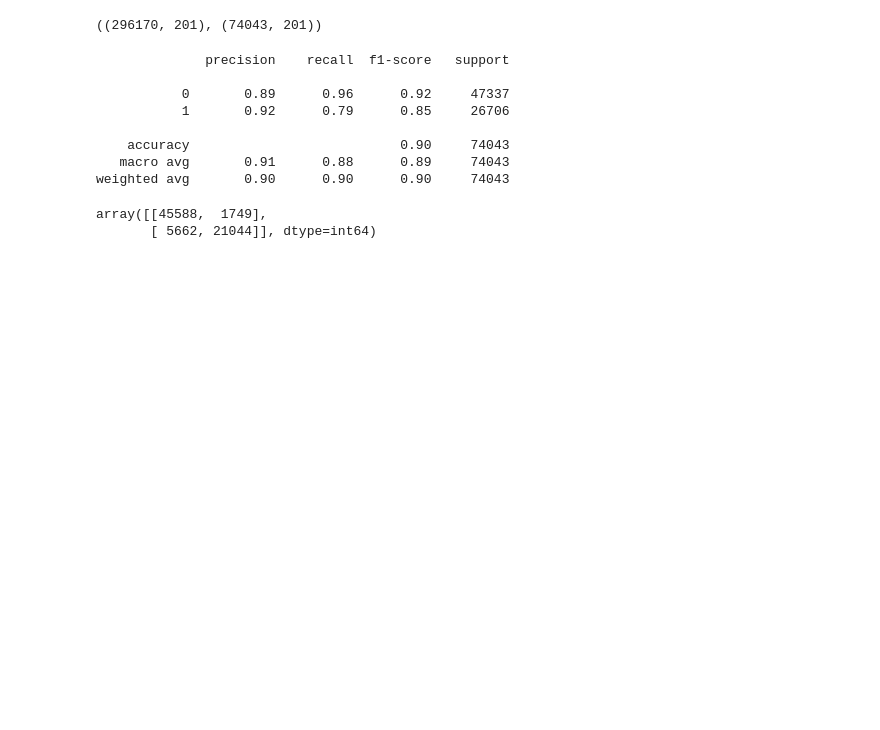
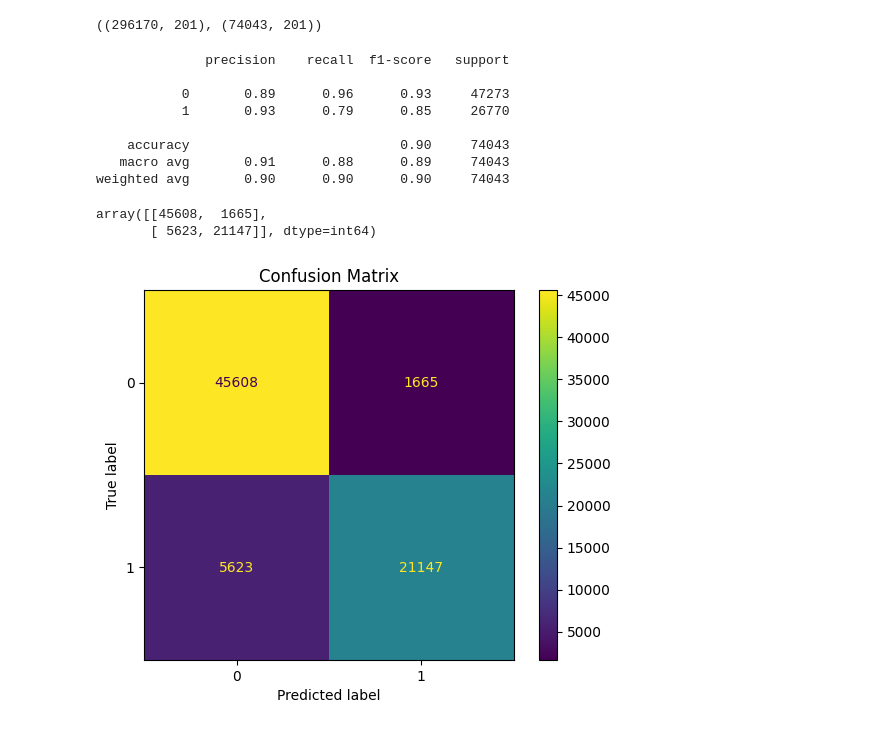
Before and after one commit to EmnaZayaniEsprit/ds-ml-project-template, a Jupyter notebook: EDA-and-modeling.ipynb, the cells around one changed output. Cells and saved outputs as stored; diff of their text form; code cells hidden in the pictures; blank space fills up the shorter version.

```diff
--- a/EDA-and-modeling.ipynb
+++ b/EDA-and-modeling.ipynb
@@ -98,13 +93,0 @@ X
-# %%
-""" from sklearn.preprocessing import LabelEncoder
-label_cols = ["category", "subcategory", "country"]
-
-encoder = LabelEncoder()
-for col in label_cols:
-    X[col] = encoder.fit_transform(X[col].astype(str)) """
-#le = preprocessing.LabelEncoder()
-#X['country'] = le.fit_transform(X['country'])
-#X['category'] = le.fit_transform(X['category'])
-#X['subcategory'] = le.fit_transform(X['subcategory']) */
-
-X
@@ -346,29 +312,28 @@ X
 <Compressed Sparse Row sparse matrix of dtype 'float64'
         with 2961704 stored elements and shape (370213, 201)>
 # %%
-
-X_train, X_test, y_train, y_test = train_test_split(X,y, test_size=0.2,random_state = 42)
+X_train, X_test, y_train, y_test = train_test_split(X,y, test_size=0.2,random_state = 0xdeadbeef,stratify=y)
 X_train.shape, X_test.shape
 # %% [output]
 ((296170, 201), (74043, 201))
 # %%
-lr = LogisticRegression()
-lr.fit(X_train,y_train)
-prediction = lr.predict(X_test)
+lr_model = LogisticRegression(random_state=0xdeadbeef,max_iter=1000)
+lr_model.fit(X_train,y_train)
+prediction = lr_model.predict(X_test)
 
 accuracy_score(y_test, prediction)
-recall = classification_report(y_test, prediction)
-print(recall)
+crep = classification_report(y_test, prediction)
+print(crep)
 
 confusion_matrix(y_test, prediction)
 # %% [output]
               precision    recall  f1-score   support
 
-           0       0.89      0.96      0.92     47337
-           1       0.92      0.79      0.85     26706
+           0       0.89      0.96      0.93     47273
+           1       0.93      0.79      0.85     26770
 
     accuracy                           0.90     74043
    macro avg       0.91      0.88      0.89     74043
 weighted avg       0.90      0.90      0.90     74043
-array([[45588,  1749],
-       [ 5662, 21044]], dtype=int64)
+array([[45608,  1665],
+       [ 5623, 21147]], dtype=int64)
@@ -388,0 +340,6 @@ accuracy = accuracy_score(y_test, prediction)
+# %%
+ConfusionMatrixDisplay.from_estimator(lr_model, X_test, y_test)
+plt.title("Confusion Matrix")
+plt.show()
+# %% [output]
+[figure, added]
```
Also changed, not shown: parts of 29 cells of this notebook.
